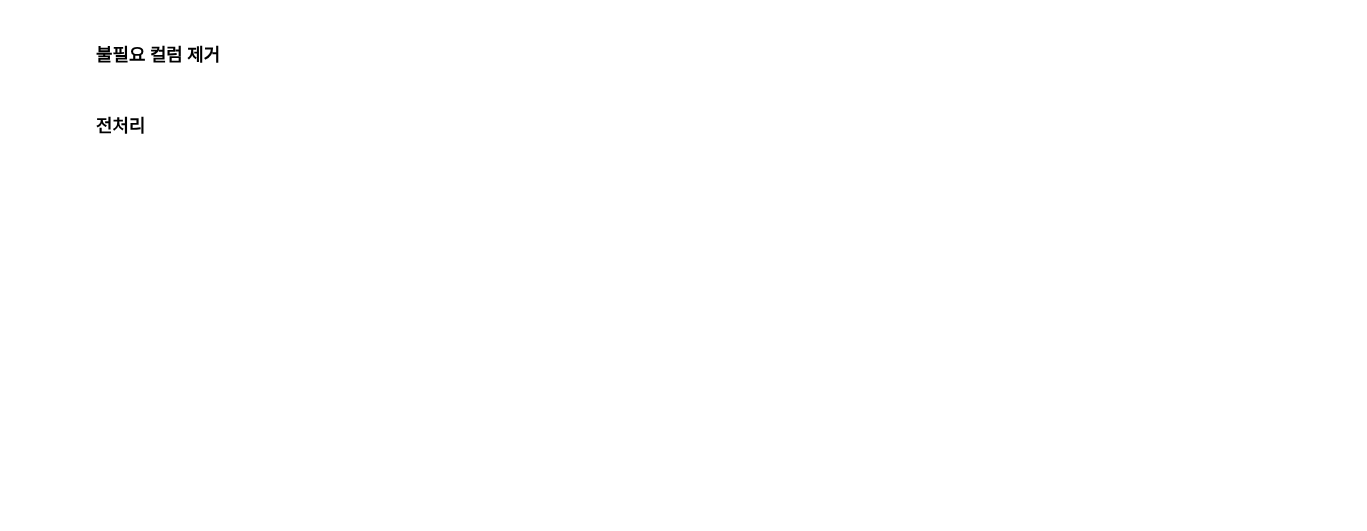
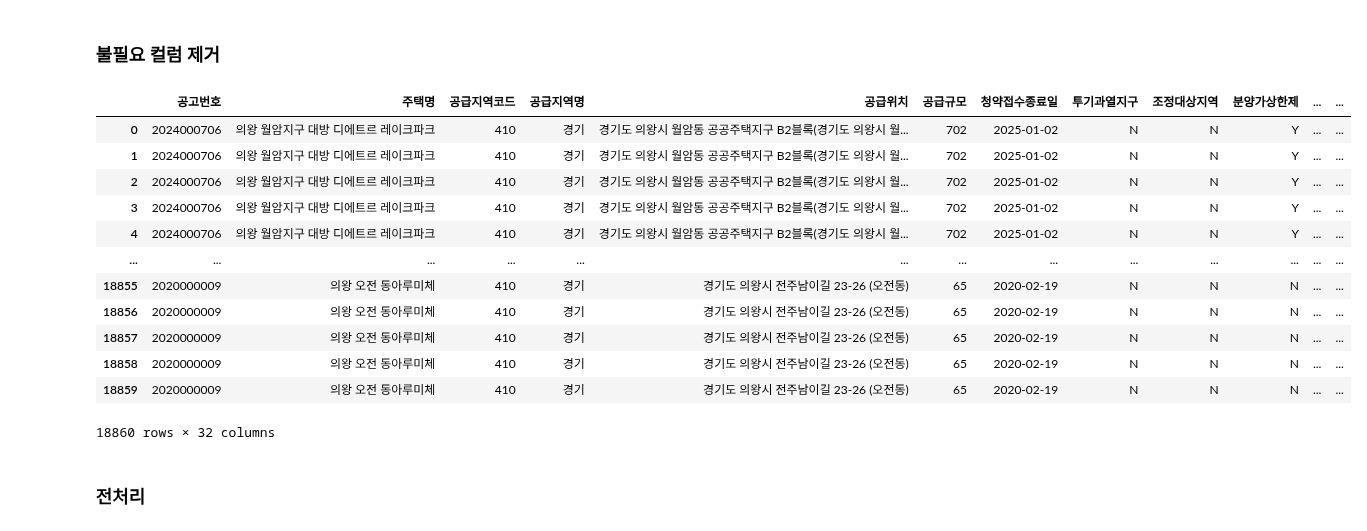
Before and after one commit to choikwangil95/HKToss-MLOps-Proejct, a Jupyter notebook: src/storage/raw_data/data_pre_250311.ipynb, the cells around one changed output. Cells and saved outputs as stored; diff of their text form; code cells hidden in the pictures; blank space fills up the shorter version.

```diff
--- a/src/storage/raw_data/data_pre_250311.ipynb
+++ b/src/storage/raw_data/data_pre_250311.ipynb
@@ -17,10 +43,6 @@ df = pd.read_csv(file_path, encoding='cp949')
 ### 불필요 컬럼 제거
 # %%
 def filter_unnecessary_columns(df):
-
-    # 민간주택만 필터링 (공공주택은 가점제 없음)
-    df = df[df['주택상세구분코드명'] != '국민']
-
     # 불필요 칼럼 확인
     unnecessary_columns = []
 
@@ -61,6 +83,21 @@ def filter_unnecessary_columns(df):
 # %%
 # 사용 예시
 df = filter_unnecessary_columns(df)
+df
+# %% [output]
+|  | 공고번호 | 주택명 | 공급지역코드 | 공급지역명 | 공급위치 | 공급규모 | 청약접수종료일 | 투기과열지구 | 조정대상지역 | 분양가상한제 | ... | ... |
+| 0 | 2024000706 | 의왕 월암지구 대방 디에트르 레이크파크 | 410 | 경기 | 경기도 의왕시 월암동 공공주택지구 B2블록(경기도 의왕시 월... | 702 | 2025-01-02 | N | N | Y | ... | ... |
+| 1 | 2024000706 | 의왕 월암지구 대방 디에트르 레이크파크 | 410 | 경기 | 경기도 의왕시 월암동 공공주택지구 B2블록(경기도 의왕시 월... | 702 | 2025-01-02 | N | N | Y | ... | ... |
+| 2 | 2024000706 | 의왕 월암지구 대방 디에트르 레이크파크 | 410 | 경기 | 경기도 의왕시 월암동 공공주택지구 B2블록(경기도 의왕시 월... | 702 | 2025-01-02 | N | N | Y | ... | ... |
+| 3 | 2024000706 | 의왕 월암지구 대방 디에트르 레이크파크 | 410 | 경기 | 경기도 의왕시 월암동 공공주택지구 B2블록(경기도 의왕시 월... | 702 | 2025-01-02 | N | N | Y | ... | ... |
+| 4 | 2024000706 | 의왕 월암지구 대방 디에트르 레이크파크 | 410 | 경기 | 경기도 의왕시 월암동 공공주택지구 B2블록(경기도 의왕시 월... | 702 | 2025-01-02 | N | N | Y | ... | ... |
+| ... | ... | ... | ... | ... | ... | ... | ... | ... | ... | ... | ... | ... |
+| 18855 | 2020000009 | 의왕 오전 동아루미체 | 410 | 경기 | 경기도 의왕시 전주남이길 23-26 (오전동) | 65 | 2020-02-19 | N | N | N | ... | ... |
+| 18856 | 2020000009 | 의왕 오전 동아루미체 | 410 | 경기 | 경기도 의왕시 전주남이길 23-26 (오전동) | 65 | 2020-02-19 | N | N | N | ... | ... |
+| 18857 | 2020000009 | 의왕 오전 동아루미체 | 410 | 경기 | 경기도 의왕시 전주남이길 23-26 (오전동) | 65 | 2020-02-19 | N | N | N | ... | ... |
+| 18858 | 2020000009 | 의왕 오전 동아루미체 | 410 | 경기 | 경기도 의왕시 전주남이길 23-26 (오전동) | 65 | 2020-02-19 | N | N | N | ... | ... |
+| 18859 | 2020000009 | 의왕 오전 동아루미체 | 410 | 경기 | 경기도 의왕시 전주남이길 23-26 (오전동) | 65 | 2020-02-19 | N | N | N | ... | ... |
+18860 rows × 32 columns
 # %% [markdown]
 ### 전처리
 # %%
```
Also changed, not shown: parts of 12 cells of this notebook, 2 other files.
